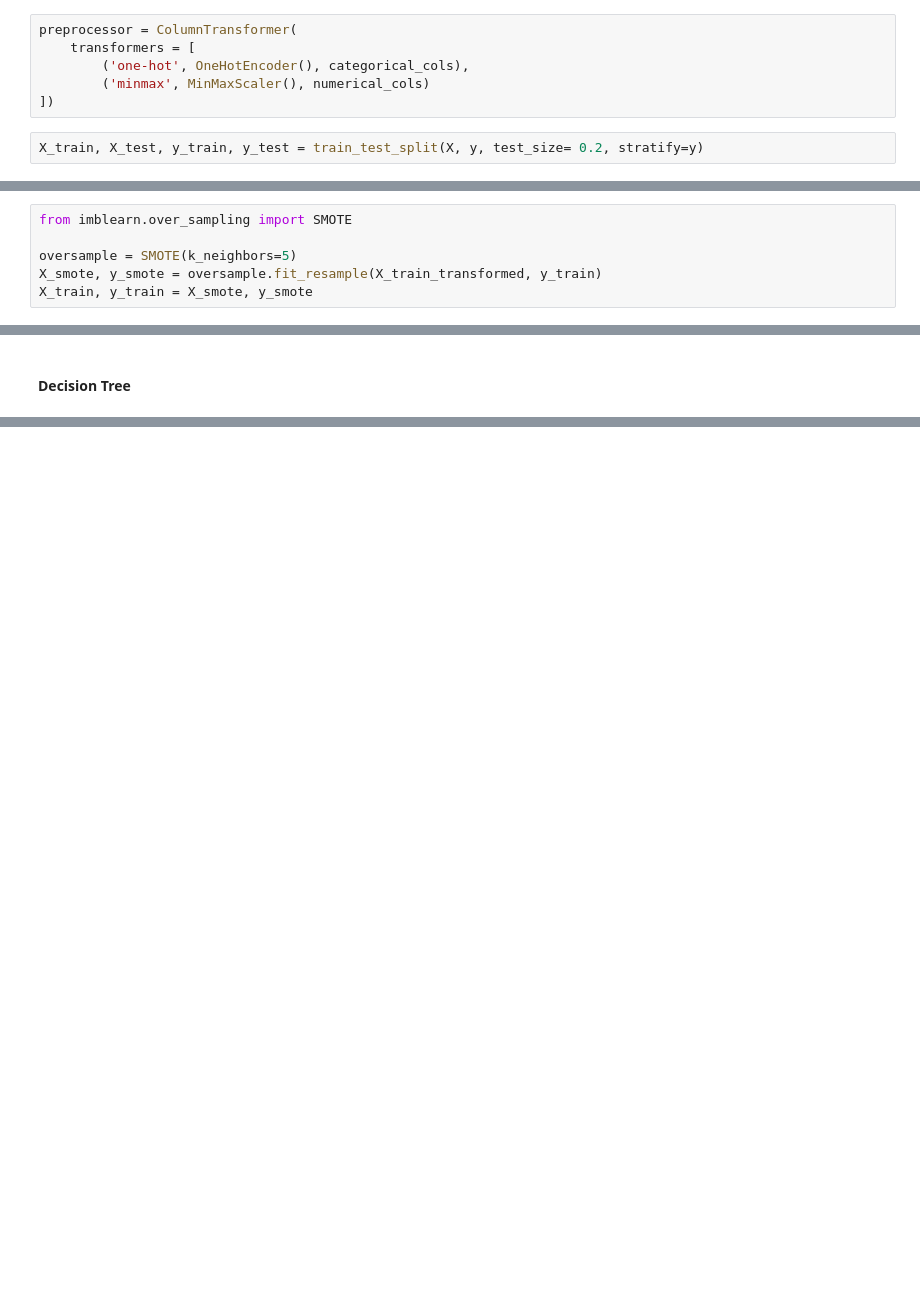
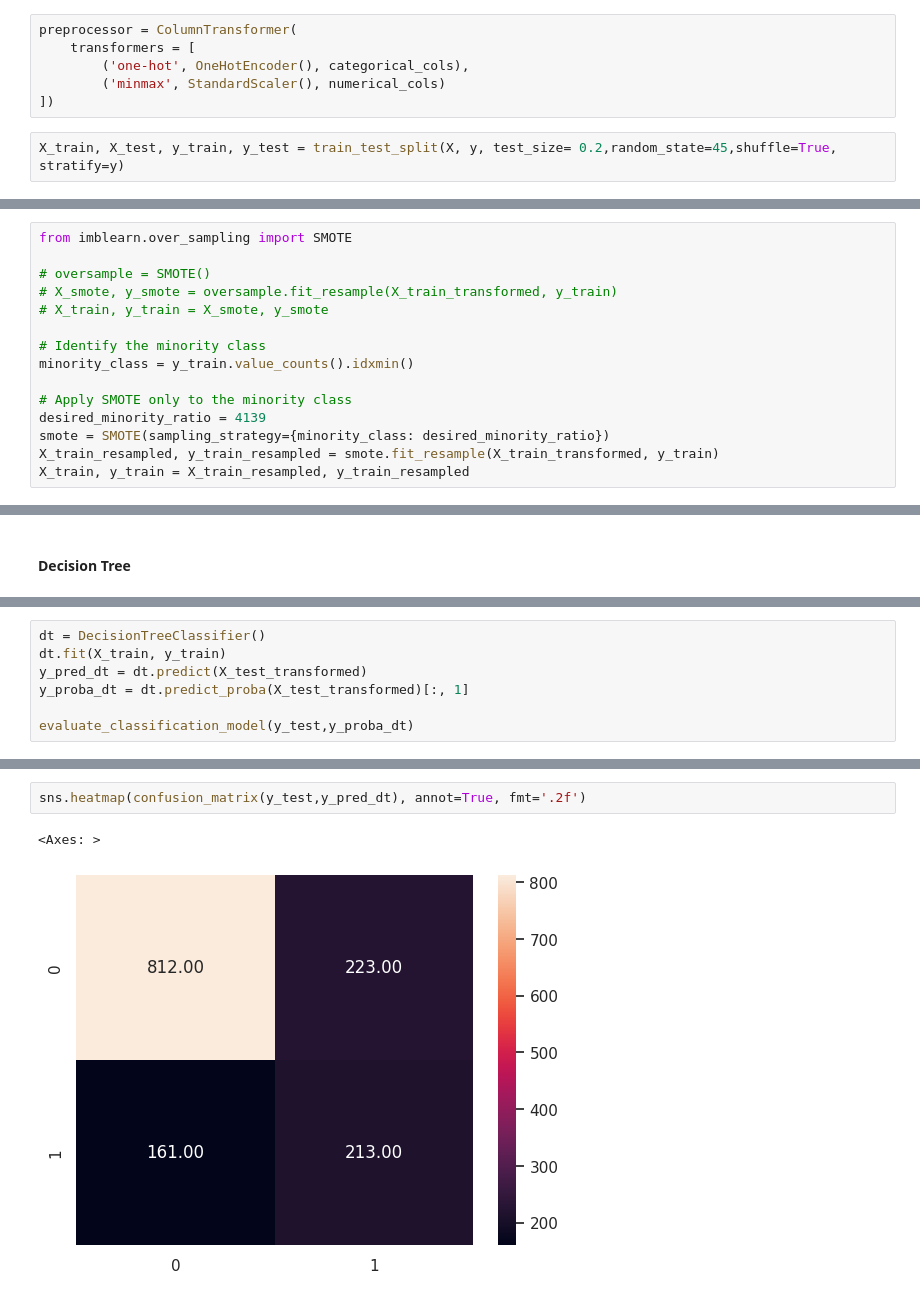
Before and after one commit to naphtron/Phase-3-Project, a Jupyter notebook: customer_churn.ipynb, the cells around one changed output, grey strips where cells are left out. Drawn from its saved outputs; the diff is of its cells as text; blank space fills up the shorter version.

```diff
--- a/customer_churn.ipynb
+++ b/customer_churn.ipynb
@@ -630,10 +630,10 @@ numerical_cols
 preprocessor = ColumnTransformer(
     transformers = [
         ('one-hot', OneHotEncoder(), categorical_cols),
-        ('minmax', MinMaxScaler(), numerical_cols)
+        ('minmax', StandardScaler(), numerical_cols)
 ])
 # %%
-X_train, X_test, y_train, y_test = train_test_split(X, y, test_size= 0.2, stratify=y)
+X_train, X_test, y_train, y_test = train_test_split(X, y, test_size= 0.2,random_state=45,shuffle=True, stratify=y)
 # %%
 X_train_transformed = preprocessor.fit_transform(X_train)
 X_test_transformed = preprocessor.transform(X_test)
@@ -642,6 +642,15 @@ X_test_transformed = preprocessor.transform(X_test)
 # %%
 from imblearn.over_sampling import SMOTE
 
-oversample = SMOTE(k_neighbors=5)
-X_smote, y_smote = oversample.fit_resample(X_train_transformed, y_train)
-X_train, y_train = X_smote, y_smote
+# oversample = SMOTE()
+# X_smote, y_smote = oversample.fit_resample(X_train_transformed, y_train)
+# X_train, y_train = X_smote, y_smote
+
+# Identify the minority class
+minority_class = y_train.value_counts().idxmin()
+
+# Apply SMOTE only to the minority class
+desired_minority_ratio = 4139
+smote = SMOTE(sampling_strategy={minority_class: desired_minority_ratio})
+X_train_resampled, y_train_resampled = smote.fit_resample(X_train_transformed, y_train)
+X_train, y_train = X_train_resampled, y_train_resampled
@@ -724,0 +756,7 @@ dt = DecisionTreeClassifier()
+# %%
+dt = DecisionTreeClassifier()
+dt.fit(X_train, y_train)
+y_pred_dt = dt.predict(X_test_transformed)
+y_proba_dt = dt.predict_proba(X_test_transformed)[:, 1]
+
+evaluate_classification_model(y_test,y_proba_dt)
@@ -724,0 +774,5 @@ dt = DecisionTreeClassifier()
+# %%
+sns.heatmap(confusion_matrix(y_test,y_pred_dt), annot=True, fmt='.2f')
+# %% [output]
+<Axes: >
+[figure, added]
```
Also changed, not shown: parts of 14 cells of this notebook.
